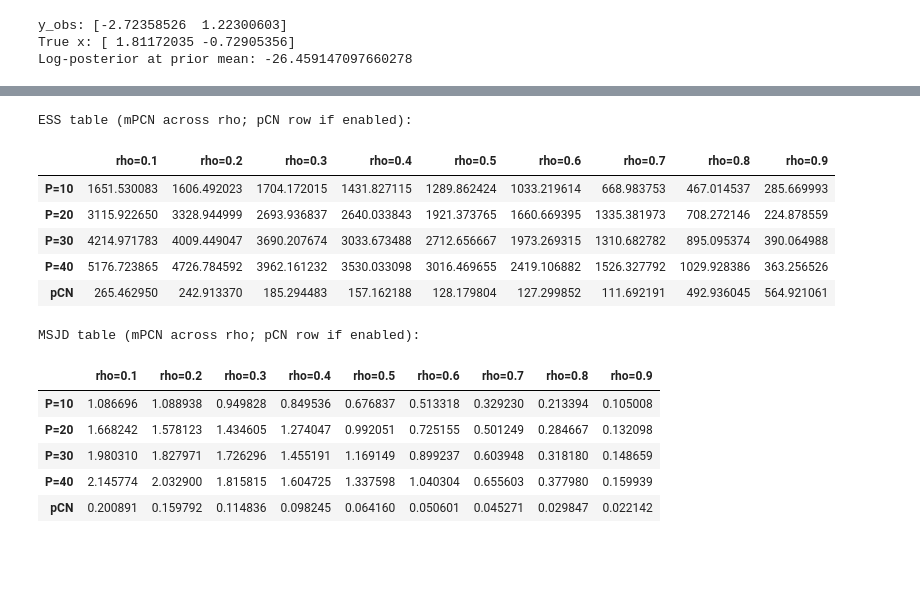
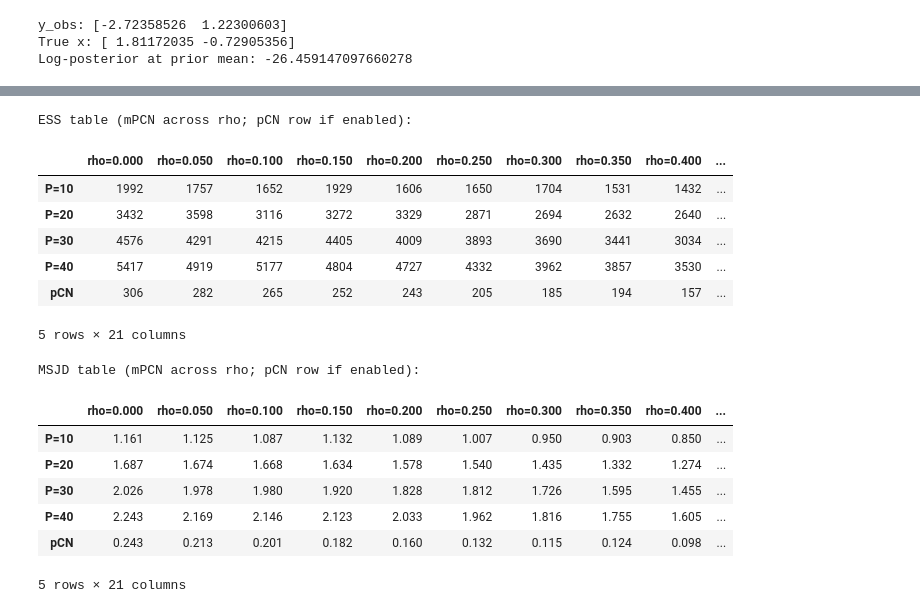
Before and after one commit to guillerminasenn/multiproposal-internal, a Jupyter notebook: notebooks/02_toy_multiwell_mpcn_P_rho_sweep.ipynb, the cells around one changed output, grey strips where cells are left out. Saved outputs shown, nothing was run; the diff lists cells and outputs as text; code cells hidden in the pictures; blank space fills up the shorter version.

```diff
--- a/notebooks/02_toy_multiwell_mpcn_P_rho_sweep.ipynb
+++ b/notebooks/02_toy_multiwell_mpcn_P_rho_sweep.ipynb
@@ -71,7 +71,7 @@ Log-posterior at prior mean: -26.459147097660278
 n_iters = 10000
 P_list = [10, 20, 30, 40]
 M_list = P_list
-rho_list = [round(val, 1) for val in np.arange(0.1, 1.0, 0.1)]
+rho_list = [round(val, 2) for val in np.arange(0, 1.01, 0.05)]
 burn_in = 500
 max_lag = 500
 plot_iter = 0
@@ -467,18 +450,18 @@ for P in P_list:
 # %%
-# Histograms: one figure per P, each rho has two subplots (x1, x2)
-bins = 40
-for P in P_list:
-    fig, axes = plt.subplots(len(rho_list), 2, figsize=(10, 2.6 * len(rho_list)), sharex='col')
-    for row_idx, rho in enumerate(rho_list):
-        chain = results['mpcn'][P][rho]['chain'][burn_in:]
-        ax1 = axes[row_idx, 0]
-        ax2 = axes[row_idx, 1]
-        ax1.hist(chain[:, 0], bins=bins, density=True, color='#1f77b4', alpha=0.6)
-        ax2.hist(chain[:, 1], bins=bins, density=True, color='#5fa2ce', alpha=0.6)
-        ax1.set_title(f'P={P}, rho={rho:.1f}, x1')
-        ax2.set_title(f'P={P}, rho={rho:.1f}, x2')
-        ax1.grid(alpha=0.3)
-        ax2.grid(alpha=0.3)
-    fig.suptitle(f'mPCN histograms (P={P})')
-    fig.tight_layout()
-    plt.show()
+# # Histograms: one figure per P, each rho has two subplots (x1, x2)
+# bins = 40
+# for P in P_list:
+#     fig, axes = plt.subplots(len(rho_list), 2, figsize=(10, 2.6 * len(rho_list)), sharex='col')
+#     for row_idx, rho in enumerate(rho_list):
+#         chain = results['mpcn'][P][rho]['chain'][burn_in:]
+#         ax1 = axes[row_idx, 0]
+#         ax2 = axes[row_idx, 1]
+#         ax1.hist(chain[:, 0], bins=bins, density=True, color='#1f77b4', alpha=0.6)
+#         ax2.hist(chain[:, 1], bins=bins, density=True, color='#5fa2ce', alpha=0.6)
+#         ax1.set_title(f'P={P}, rho={rho:.1f}, x1')
+#         ax2.set_title(f'P={P}, rho={rho:.1f}, x2')
+#         ax1.grid(alpha=0.3)
+#         ax2.grid(alpha=0.3)
+#     fig.suptitle(f'mPCN histograms (P={P})')
+#     fig.tight_layout()
+#     plt.show()
@@ -560,43 +537,48 @@ plt.show()
 # %%
 # ESS/MSJD tables (rows=P, columns=rho + pCN)
 ess_rows = []
 msjd_rows = []
 row_labels = []
-col_labels = [f'rho={rho:.1f}' for rho in rho_list]
+col_labels = [f'rho={rho:.3f}' for rho in rho_list]
 
 for P in P_list:
     ess_row = [results['mpcn'][P][rho]['metrics']['ess_mean'] for rho in rho_list]
     msjd_row = [results['mpcn'][P][rho]['metrics']['msjd_mean'] for rho in rho_list]
     ess_rows.append(ess_row)
     msjd_rows.append(msjd_row)
     row_labels.append(f'P={P}')
 
 if run_pcn and results['pcn']:
     ess_row = [results['pcn'][rho]['metrics']['ess_mean'] for rho in rho_list]
     msjd_row = [results['pcn'][rho]['metrics']['msjd_mean'] for rho in rho_list]
     ess_rows.append(ess_row)
     msjd_rows.append(msjd_row)
     row_labels.append('pCN')
 
 ess_table = pd.DataFrame(ess_rows, index=row_labels, columns=col_labels)
 msjd_table = pd.DataFrame(msjd_rows, index=row_labels, columns=col_labels)
 
+# display tables rounding up to 0 decimal places
+ess_table_display = ess_table.round(0).astype(int)
+msjd_table_display = msjd_table.round(3)
 print('ESS table (mPCN across rho; pCN row if enabled):')
-display(ess_table)
+display(ess_table_display)
 print('MSJD table (mPCN across rho; pCN row if enabled):')
-display(msjd_table)
+display(msjd_table_display)
 # %% [output]
 ESS table (mPCN across rho; pCN row if enabled):
-|  | rho=0.1 | rho=0.2 | rho=0.3 | rho=0.4 | rho=0.5 | rho=0.6 | rho=0.7 | rho=0.8 | rho=0.9 |
-| P=10 | 1651.530083 | 1606.492023 | 1704.172015 | 1431.827115 | 1289.862424 | 1033.219614 | 668.983753 | 467.014537 | 285.669993 |
-| P=20 | 3115.922650 | 3328.944999 | 2693.936837 | 2640.033843 | 1921.373765 | 1660.669395 | 1335.381973 | 708.272146 | 224.878559 |
-| P=30 | 4214.971783 | 4009.449047 | 3690.207674 | 3033.673488 | 2712.656667 | 1973.269315 | 1310.682782 | 895.095374 | 390.064988 |
-| P=40 | 5176.723865 | 4726.784592 | 3962.161232 | 3530.033098 | 3016.469655 | 2419.106882 | 1526.327792 | 1029.928386 | 363.256526 |
-| pCN | 265.462950 | 242.913370 | 185.294483 | 157.162188 | 128.179804 | 127.299852 | 111.692191 | 492.936045 | 564.921061 |
+|  | rho=0.000 | rho=0.050 | rho=0.100 | rho=0.150 | rho=0.200 | rho=0.250 | rho=0.300 | rho=0.350 | rho=0.400 | ... |
+| P=10 | 1992 | 1757 | 1652 | 1929 | 1606 | 1650 | 1704 | 1531 | 1432 | ... |
+| P=20 | 3432 | 3598 | 3116 | 3272 | 3329 | 2871 | 2694 | 2632 | 2640 | ... |
+| P=30 | 4576 | 4291 | 4215 | 4405 | 4009 | 3893 | 3690 | 3441 | 3034 | ... |
+| P=40 | 5417 | 4919 | 5177 | 4804 | 4727 | 4332 | 3962 | 3857 | 3530 | ... |
+| pCN | 306 | 282 | 265 | 252 | 243 | 205 | 185 | 194 | 157 | ... |
-MSJD table (mPCN across rho; pCN row if enabled):
+5 rows × 21 columns
+MSJD table (mPCN across rho; pCN row if enabled):
-|  | rho=0.1 | rho=0.2 | rho=0.3 | rho=0.4 | rho=0.5 | rho=0.6 | rho=0.7 | rho=0.8 | rho=0.9 |
-| P=10 | 1.086696 | 1.088938 | 0.949828 | 0.849536 | 0.676837 | 0.513318 | 0.329230 | 0.213394 | 0.105008 |
-| P=20 | 1.668242 | 1.578123 | 1.434605 | 1.274047 | 0.992051 | 0.725155 | 0.501249 | 0.284667 | 0.132098 |
-| P=30 | 1.980310 | 1.827971 | 1.726296 | 1.455191 | 1.169149 | 0.899237 | 0.603948 | 0.318180 | 0.148659 |
-| P=40 | 2.145774 | 2.032900 | 1.815815 | 1.604725 | 1.337598 | 1.040304 | 0.655603 | 0.377980 | 0.159939 |
-| pCN | 0.200891 | 0.159792 | 0.114836 | 0.098245 | 0.064160 | 0.050601 | 0.045271 | 0.029847 | 0.022142 |
+|  | rho=0.000 | rho=0.050 | rho=0.100 | rho=0.150 | rho=0.200 | rho=0.250 | rho=0.300 | rho=0.350 | rho=0.400 | ... |
+| P=10 | 1.161 | 1.125 | 1.087 | 1.132 | 1.089 | 1.007 | 0.950 | 0.903 | 0.850 | ... |
+| P=20 | 1.687 | 1.674 | 1.668 | 1.634 | 1.578 | 1.540 | 1.435 | 1.332 | 1.274 | ... |
+| P=30 | 2.026 | 1.978 | 1.980 | 1.920 | 1.828 | 1.812 | 1.726 | 1.595 | 1.455 | ... |
+| P=40 | 2.243 | 2.169 | 2.146 | 2.123 | 2.033 | 1.962 | 1.816 | 1.755 | 1.605 | ... |
+| pCN | 0.243 | 0.213 | 0.201 | 0.182 | 0.160 | 0.132 | 0.115 | 0.124 | 0.098 | ... |
+5 rows × 21 columns
```
Also changed, not shown: parts of 7 cells of this notebook, 2 other files.
